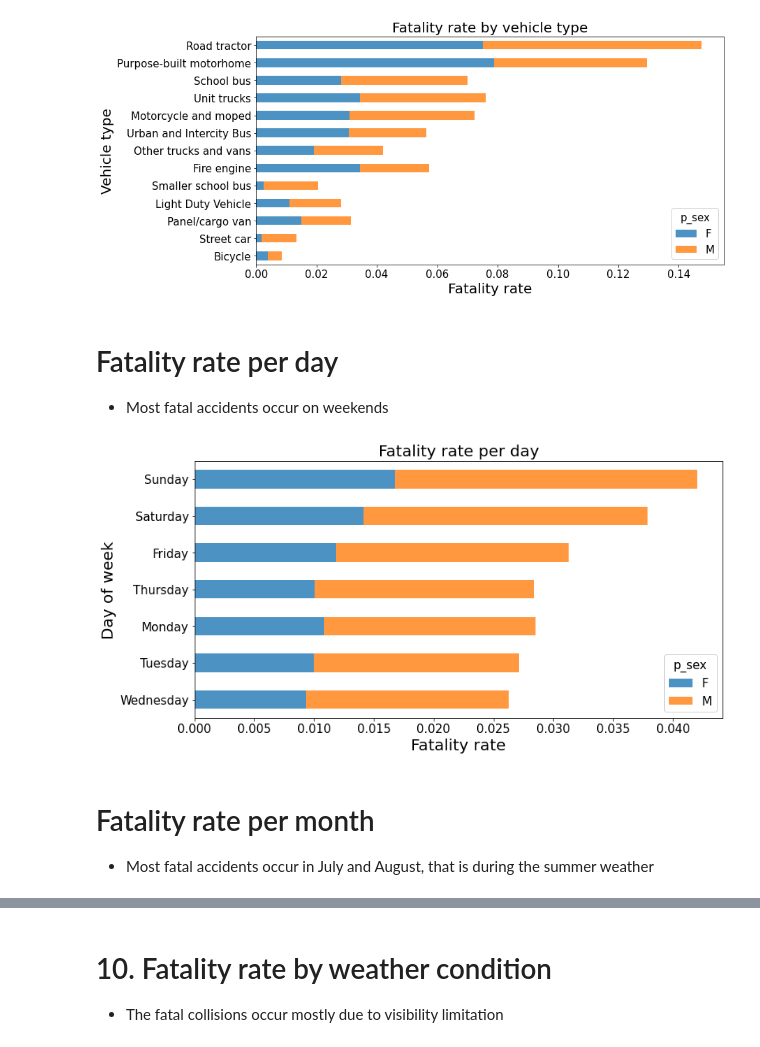
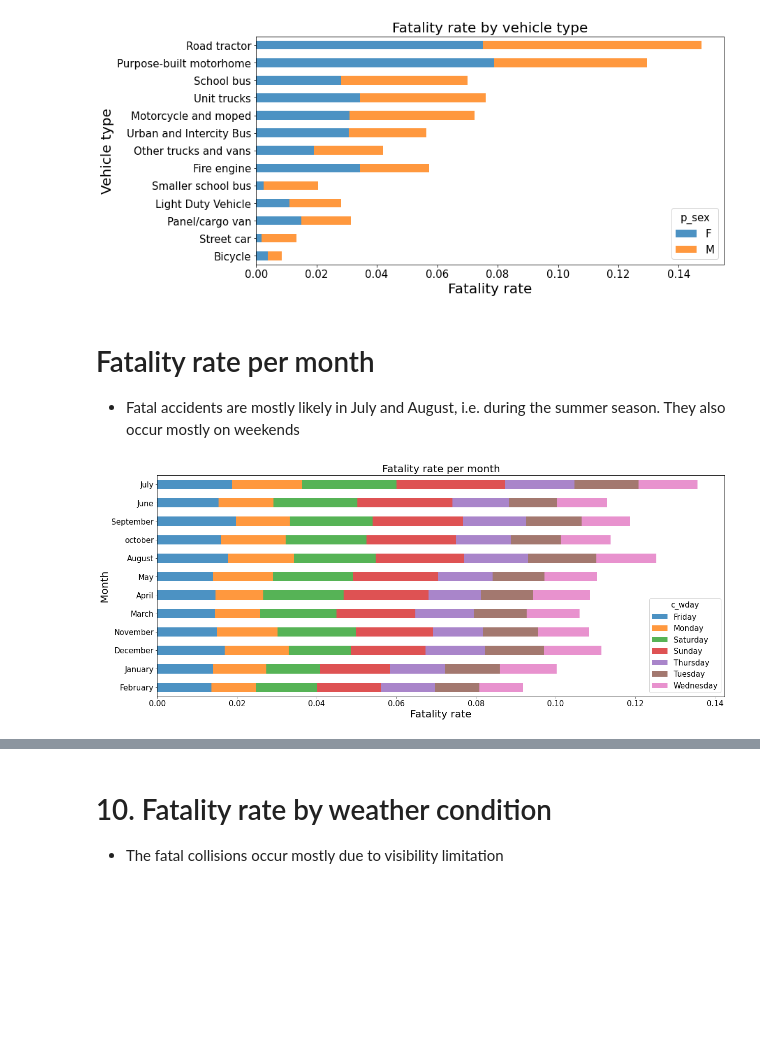
Before and after one commit to Owerre/imbalanced-learning, a Jupyter notebook: canada-collision/notebooks/02-eda.ipynb, the cells around one changed output, grey strips where cells are left out. Cells and saved outputs as stored; diff of their text form; code cells hidden in the pictures; blank space fills up the shorter version.

```diff
--- a/canada-collision/notebooks/02-eda.ipynb
+++ b/canada-collision/notebooks/02-eda.ipynb
@@ -233,23 +233,19 @@ plt.title('Fatality rate by vehicle type', fontsize=20)
 plt.savefig('../image/fig6.pdf')
 # %% [output]
 [figure]
-# %% [markdown]
-# Fatality rate per day
-- Most fatal accidents occur on weekends
+# %% [markdown]
+#  Fatality rate per month
+- Fatal accidents are mostly likely in July and August, i.e. during the summer season. They also occur mostly on weekends
 # %%
+# order =['January','February','March', 'April','May', 'June',
+#     'July','August','September', 'october','November','December']
+#.loc[order]
 # Plot figure
-#order = ['Monday', 'Tuesday', 'Wednesday', 'Thursday','Friday','Saturday','Sunday']
-#.loc[order]
-table_day = df.pivot_table('fatal', index = 'c_wday', columns = 'p_sex', aggfunc = 'mean')
-table_day.sort_values(by =['M']).plot(kind = 'barh', stacked = True,figsize = (12,6), alpha =0.8)
-
-plt.xlabel('Fatality rate',fontsize =20)
-plt.ylabel('Day of week',fontsize =20)
-plt.legend(title = 'p_sex')
-plt.title('Fatality rate per day',fontsize =20)
-plt.savefig('../image/fig8.pdf')
+table_month = df.pivot_table('fatal', index = 'c_mnth', columns = 'c_wday', aggfunc = 'mean')
+table_month.sort_values(by =['Sunday']).plot(kind = 'barh', stacked = True, figsize = (20,8), alpha =0.8)
+plt.ylabel('Month', fontsize =20)
+plt.xlabel('Fatality rate', fontsize =20)
+plt.title('Fatality rate per month', fontsize =20)
+plt.savefig('../image/fig9.png')
 # %% [output]
-[figure, old version]
+[figure, new version]
-# %% [markdown]
-#  Fatality rate per month
-- Most fatal accidents occur in July and August, that is during the summer weather
```
Also changed, not shown: parts of 1 cell of this notebook, 2 other files.
